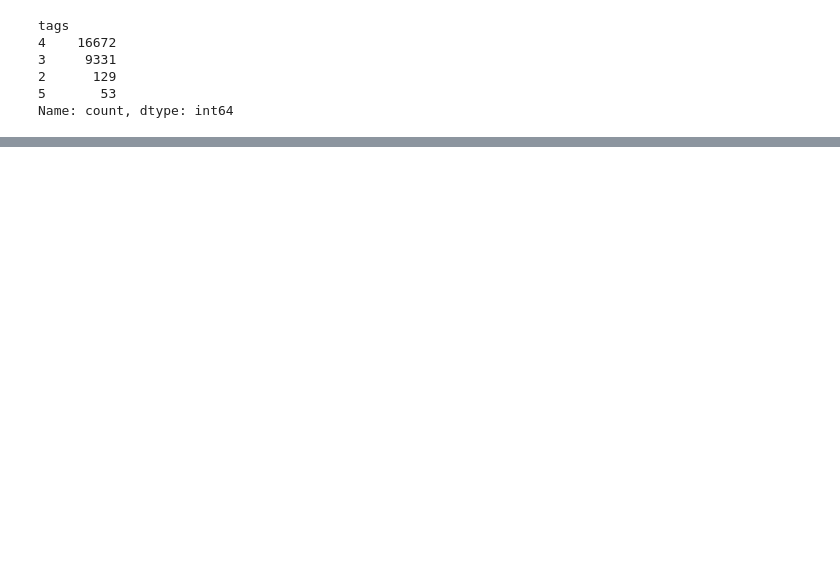
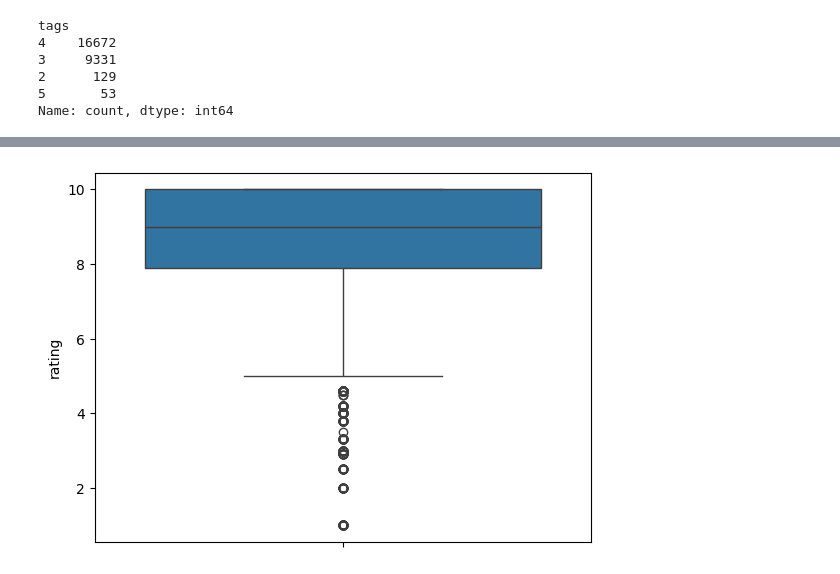
Before and after one commit to Yiannis7918/Hotel-Reviews-Sentiment-Analysis-NLP-Project, a Jupyter notebook: notebooks/Exploratory_Data_Analysis.ipynb, the cells around one changed output, grey strips where cells are left out. Saved outputs shown, nothing was run; the diff lists cells and outputs as text; code cells hidden in the pictures; blank space fills up the shorter version.

```diff
--- a/notebooks/Exploratory_Data_Analysis.ipynb
+++ b/notebooks/Exploratory_Data_Analysis.ipynb
@@ -432,0 +373,12 @@ df.head()
+# %%
+pattern_trip = re.compile(r'business trip|leisure trip', re.IGNORECASE)
+pattern_stays = re.compile(r'stayed \d+ nights?', re.IGNORECASE)
+pattern_traveller = re.compile(r'solo traveller|couple|family with young childern|people with friends|group|pet', re.IGNORECASE)
+pattern_submitted = re.compile(r'submitted.*$', re.IGNORECASE)
+
+def extract_tag(tag_text, pattern):
+    match_trip = pattern.search(tag_text)
+    if match_trip:
+        return match_trip.group().lower()
+
+extract_tag('Leisure trip~Solo traveller~Junior Suite~Stayed 80 nights~Submitted via mobile',pattern_submitted)
@@ -432,0 +387,5 @@ df.head()
+# %%
+df['trip_type'] = df['tags'].apply(lambda x: extract_tag(x, pattern_trip))
+df['stays_length'] = df['tags'].apply(lambda x: extract_tag(x, pattern_stays))
+df['traveller_type'] = df['tags'].apply(lambda x: extract_tag(x, pattern_traveller))
+df['review_submission_device'] = df['tags'].apply(lambda x: extract_tag(x, pattern_submitted))
@@ -432,0 +506,8 @@ df.head()
+# %%
+def extract_nights(text):
+    if pd.isna(text):
+        return None
+    match = re.search(r'\d+', text)
+    return int(match.group()) if match else None
+
+df['stay_length'] = df['stays_length'].apply(extract_nights)
@@ -432,0 +534,2 @@ df.head()
+# %%
+df = df.drop(['review_submission_device','stays_length','tags'],axis=1)
@@ -432,0 +637,6 @@ df.head()
+# %%
+# create label
+sns.boxplot(data=df, y='rating')
+plt.show()
+# %% [output]
+[figure, added]
```
Also changed, not shown: parts of 58 cells of this notebook, 7 other files.
